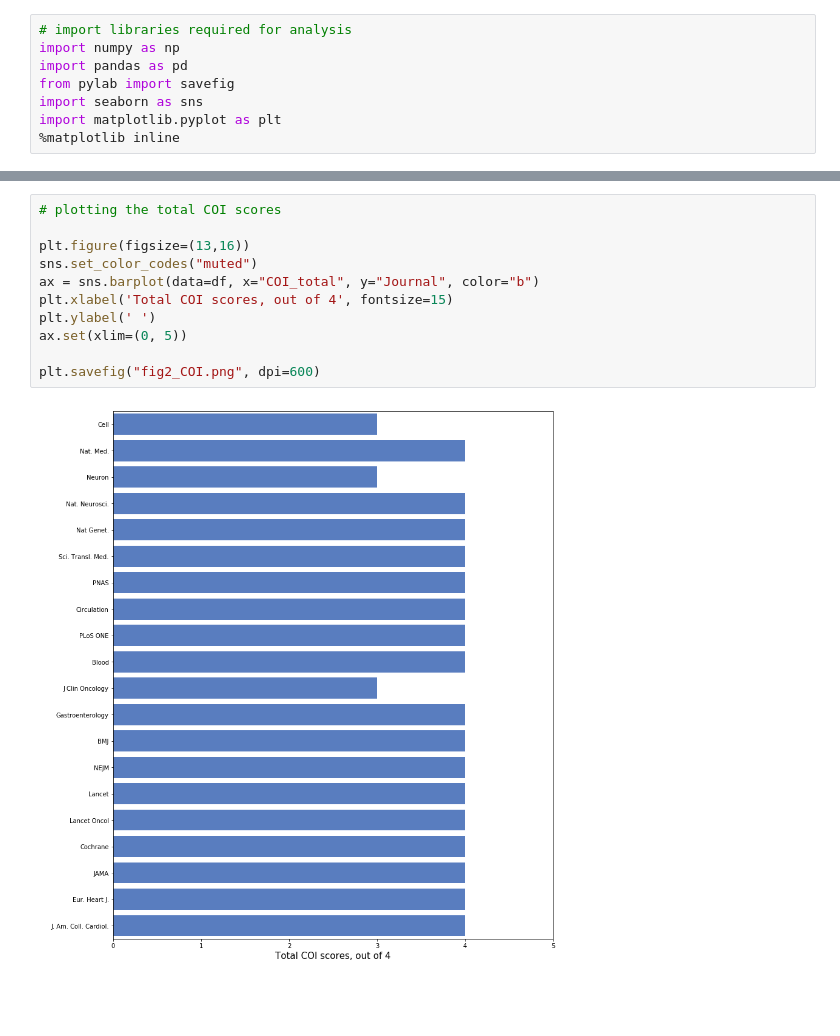
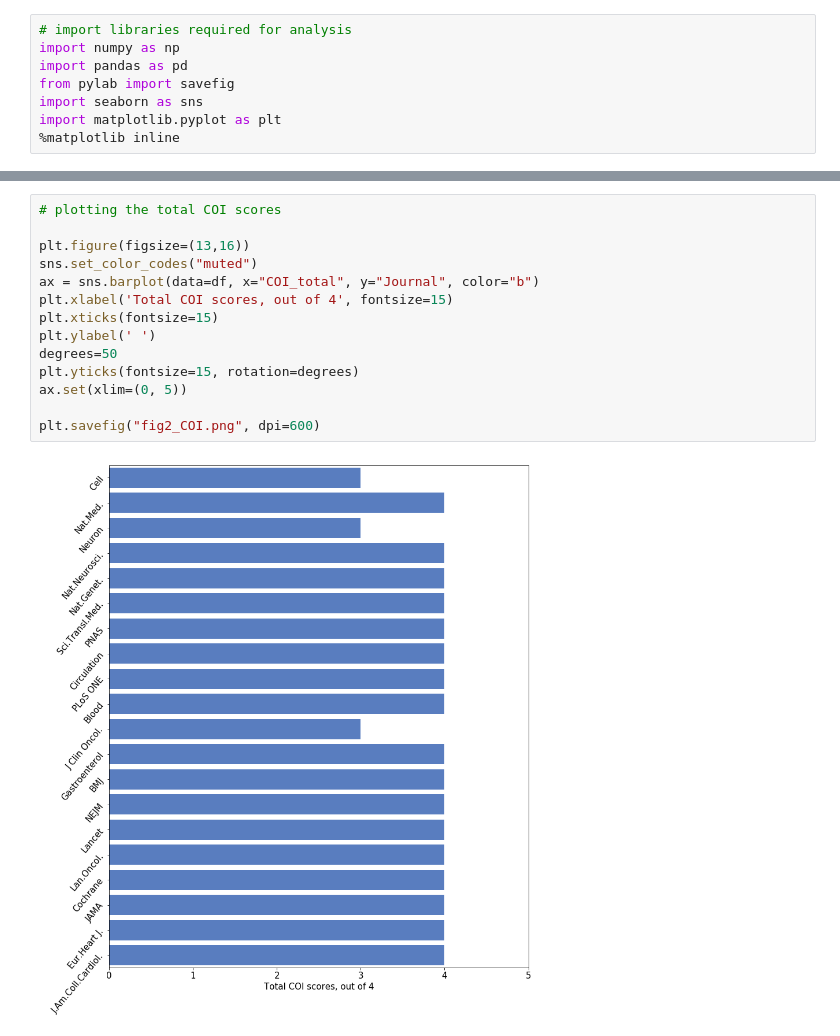
Before and after one commit to georgiarichards/TOP_medjournals, a Jupyter notebook: TOP_scores_Med&HealthJs.ipynb, the cells around one changed output, grey strips where cells are left out. Saved outputs shown, nothing was run; the diff lists cells and outputs as text; blank space fills up the shorter version.

```diff
--- a/TOP_scores_Med&HealthJs.ipynb
+++ b/TOP_scores_Med&HealthJs.ipynb
@@ -59,16 +64,19 @@ plt.savefig("fig1_totalTOPcombined.png", dpi=600)
 # %%
 # plotting the total COI scores
 
 plt.figure(figsize=(13,16))
 sns.set_color_codes("muted")
 ax = sns.barplot(data=df, x="COI_total", y="Journal", color="b")
 plt.xlabel('Total COI scores, out of 4', fontsize=15)
+plt.xticks(fontsize=15)
 plt.ylabel(' ')
+degrees=50
+plt.yticks(fontsize=15, rotation=degrees)
 ax.set(xlim=(0, 5))
 
 plt.savefig("fig2_COI.png", dpi=600)
 # %% [output]
-[figure, old version]
+[figure, new version]
 # %%
 # plotting the grand total score (TOP 8 + 3 extras) of cases overtime using seaborn
 
```
Also changed, not shown: parts of 3 cells of this notebook, 5 other files.
